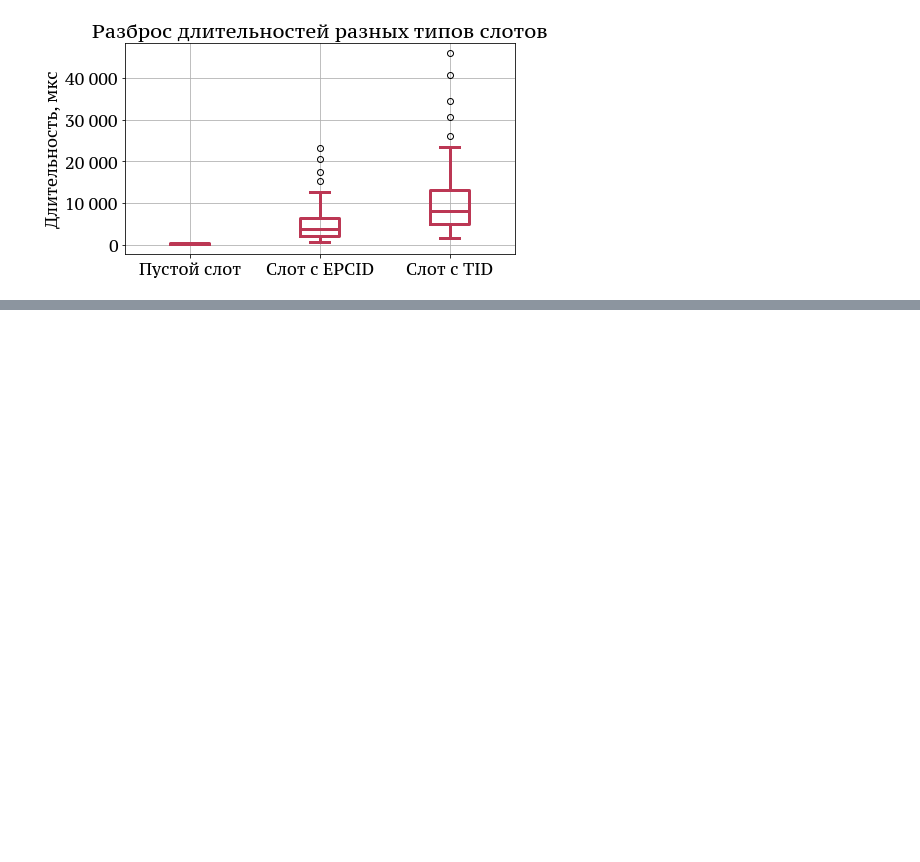
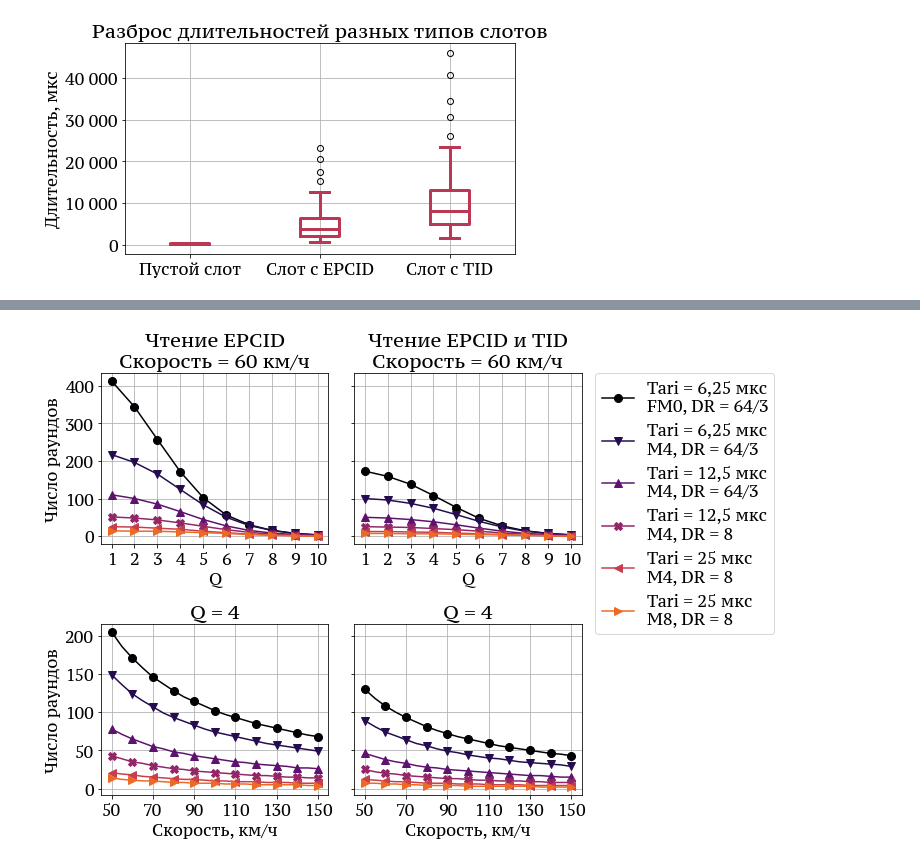
Before and after one commit to kruglov-mipt/diplom, a Jupyter notebook: experiments/Rounds.ipynb, the cells around one changed output, grey strips where cells are left out. Saved outputs shown, nothing was run; the diff lists cells and outputs as text; code cells hidden in the pictures; blank space fills up the shorter version.

```diff
--- a/experiments/Rounds.ipynb
+++ b/experiments/Rounds.ipynb
@@ -492,0 +519,94 @@ DR = 8, no TRext
+# %%
+def get_num_rounds(row: pd.DataFrame, q: int, speed: float, length: float = L,
+                   use_tid: bool = False) -> int:
+    """
+    Вычислить максимальную длительность раунда с единственной меткой.
+
+    Args:
+        row (pd.DataFrame): строка датафрейма DF
+        q (int): величина Q
+        speed (float): скорость в км/ч
+        length (float): длина пятна дороги в метках
+        use_tid (bool): используется ли TID
+
+    Returns:
+        num_rounds (int)
+    """
+    round_duration_us = get_max_round(row, q, use_tid)
+    speed_m_us = kmph2mps(speed) / 1_000_000  # скорость в м/мкс
+    return int(np.floor(length / (round_duration_us * speed_m_us)))
+# %%
+def plot_num_rounds(out: Union[str, Sequence[str]] = ()):
+    fig, axes = plt.subplots(figsize=(8, 7.5), nrows=2, ncols=2, sharey='row')
+    (ax0, ax1), (ax2, ax3) = axes
+
+    ov = np.linspace(50, 150, 21)
+    oq = np.arange(1, 11)
+    df = DF[DF.TRext == False]
+
+    # Определим вспомогательную функцию, которрая вычисляет длительности
+    # раундов и изображает их на осях для заданных значений Tari, M, DR
+    def plot(inp_index: int, ax_left, ax_right, what_fixed: str):
+        tari, m, dr = ROUNDS_TARI_M_DR[inp_index]
+        marker = ROUNDS_MARKERS[inp_index]
+        color = ROUNDS_COLORS[inp_index]
+
+        df_row = df[(df.Tari == tari) & (df.M == m) & (df.DR == dr)]
+        what_fixed = what_fixed.upper()
+
+        if what_fixed == "Q":
+            ox = ov
+            markevery = 2
+            oy_epc = [get_num_rounds(df_row, Q, v, use_tid=False) for v in ox]
+            oy_tid = [get_num_rounds(df_row, Q, v, use_tid=True) for v in ox]
+        elif what_fixed in ["SPEED", "V"]:
+            ox = oq
+            markevery = 1
+            oy_epc = [get_num_rounds(df_row, q, V, use_tid=False) for q in ox]
+            oy_tid = [get_num_rounds(df_row, q, V, use_tid=True) for q in ox]
+        else:
+            raise ValueError("what_fixed should be Q or V")
+
+        props = {
+            "color": ROUNDS_COLORS[inp_index],
+            "marker": ROUNDS_MARKERS[inp_index],
+            "markersize": 8,
+            "markevery": markevery,
+            "label": f"Tari = {tari:n} мкс\n{m.name}, DR = {str_dr(dr)}",
+        }
+
+        ax_left.plot(ox, oy_epc, **props)
+        ax_right.plot(ox, oy_tid, **props)
+
+    # ---- конец определения вспомогательной функции -----
+
+    for i, _ in enumerate(ROUNDS_TARI_M_DR):
+        plot(i, ax0, ax1, "V")
+        plot(i, ax2, ax3, "Q")
+
+    for ax in (ax0, ax1, ax2, ax3):
+        ax.grid()
+    for ax in (ax0, ax1):
+        ax.set_xlabel("Q")
+        ax.set_xticks(oq)
+    for ax in (ax2, ax3):
+        ax.set_xlabel("Скорость, км/ч")
+        ax.set_title(f"Q = {Q}")
+        ax.set_xticks((50, 70, 90, 110, 130, 150))
+    for ax in (ax0, ax2):
+        ax.set_ylabel("Число раундов")
+
+    ax0.set_title(f"Чтение EPCID\nСкорость = {V} км/ч")
+    ax1.set_title(f"Чтение EPCID и TID\nСкорость = {V} км/ч")
+    ax2.set_title(f"Q = {Q}")
+
+
+    fig.legend(*ax.get_legend_handles_labels(), loc='center right',
+               bbox_to_anchor=(1.31, 0.651), ncol=1)
+
+    plt.tight_layout()
+    savefig(out)
+
+plot_num_rounds(out=("ch2_max_num_rounds.pdf", "ch2_max_num_rounds.png"))
+# %% [output]
+[figure, added]
```
Also changed, not shown: parts of 10 cells of this notebook, 15 other files.
